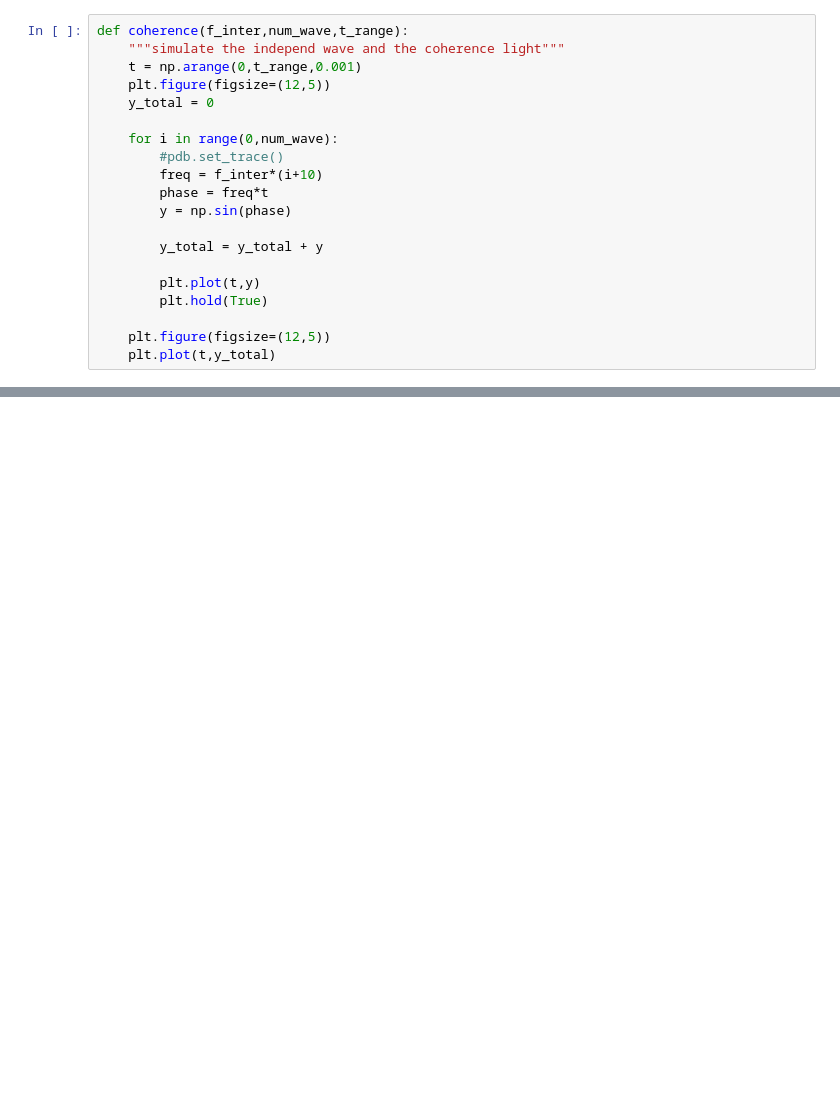
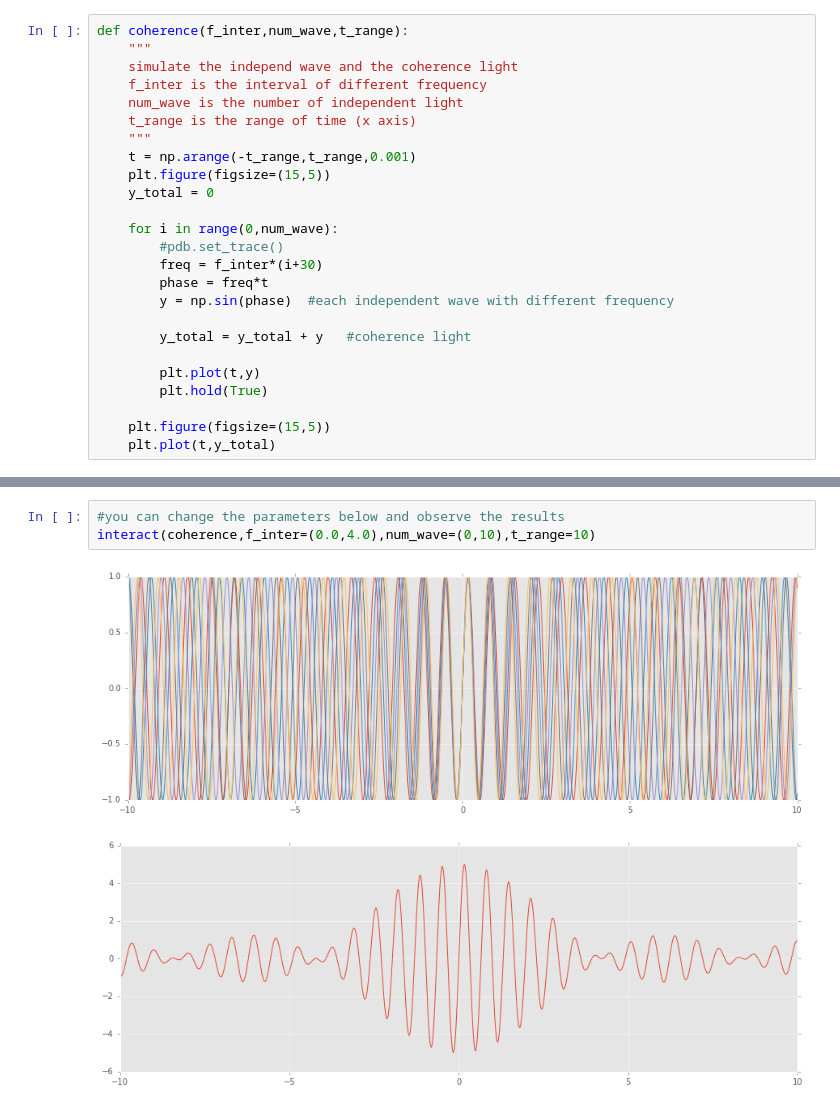
Before and after one commit to xycyx/CommonlyUsed, a Jupyter notebook: coherence_effect.ipynb, the cells around one changed output, grey strips where cells are left out. Saved outputs shown, nothing was run; the diff lists cells and outputs as text; blank space fills up the shorter version.

Commit message:
simulation of coherence light

```diff
--- a/coherence_effect.ipynb
+++ b/coherence_effect.ipynb
@@ -14,21 +14,26 @@ import pdb
 from ipywidgets import interact
 # %%
 def coherence(f_inter,num_wave,t_range):
-    """simulate the independ wave and the coherence light"""
-    t = np.arange(0,t_range,0.001)
-    plt.figure(figsize=(12,5))
+    """
+    simulate the independ wave and the coherence light
+    f_inter is the interval of different frequency
+    num_wave is the number of independent light
+    t_range is the range of time (x axis)
+    """
+    t = np.arange(-t_range,t_range,0.001)
+    plt.figure(figsize=(15,5))
     y_total = 0
 
     for i in range(0,num_wave):
         #pdb.set_trace()
-        freq = f_inter*(i+10)
+        freq = f_inter*(i+30)
         phase = freq*t
-        y = np.sin(phase)
+        y = np.sin(phase)  #each independent wave with different frequency
 
-        y_total = y_total + y
+        y_total = y_total + y   #coherence light
 
         plt.plot(t,y)
         plt.hold(True)
 
-    plt.figure(figsize=(12,5))
+    plt.figure(figsize=(15,5))
     plt.plot(t,y_total)
@@ -42,0 +40,6 @@ SyntaxError: invalid syntax (<ipython-input-53-e85e9613a7c9>, line 1)
+# %%
+#you can change the parameters below and observe the results
+interact(coherence,f_inter=(0.0,4.0),num_wave=(0,10),t_range=10)
+# %% [output]
+[figure, added]
+[figure, added]
```
Also changed, not shown: parts of 3 cells of this notebook.
